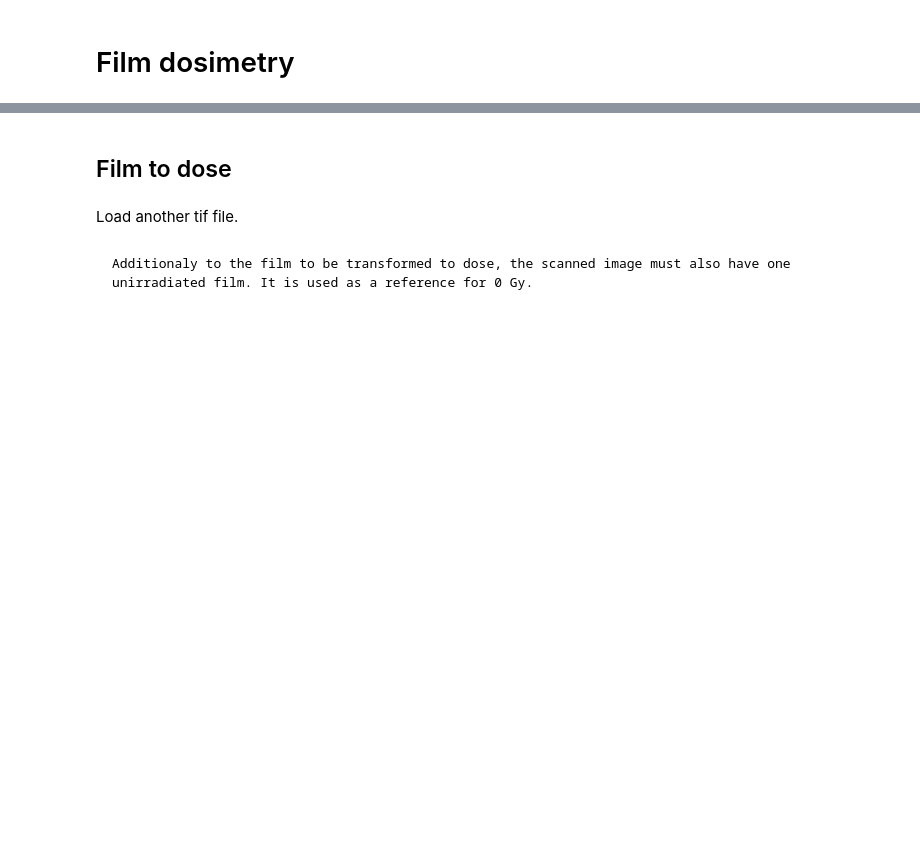
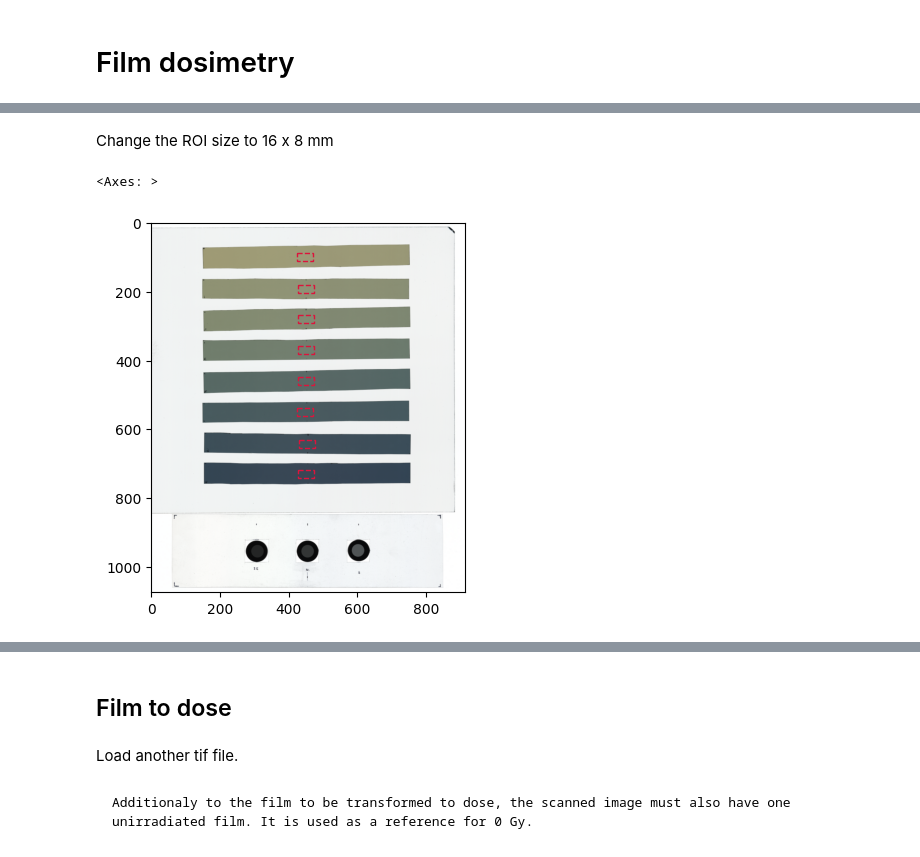
Before and after one commit to LuisOlivaresJ/Dosepy, a Jupyter notebook: docs/Jupyter_Book/film_dosimetry.ipynb, the cells around one changed output, grey strips where cells are left out. Drawn from its saved outputs; the diff is of its cells as text; code cells hidden in the pictures; blank space fills up the shorter version.

```diff
--- a/docs/Jupyter_Book/film_dosimetry.ipynb
+++ b/docs/Jupyter_Book/film_dosimetry.ipynb
@@ -22,0 +54,8 @@ imparted_doses = [0, 0.5, 1, 1.5, 2, 3, 5, 8, 10]
+# %% [markdown]
+Change the ROI size to 16 x 8 mm
+# %%
+cal.set_central_rois(size = (16, 8))
+cal.plot_rois()
+# %% [output]
+<Axes: >
+[figure, added]
```
Also changed, not shown: parts of 38 cells of this notebook, 6 other files.
